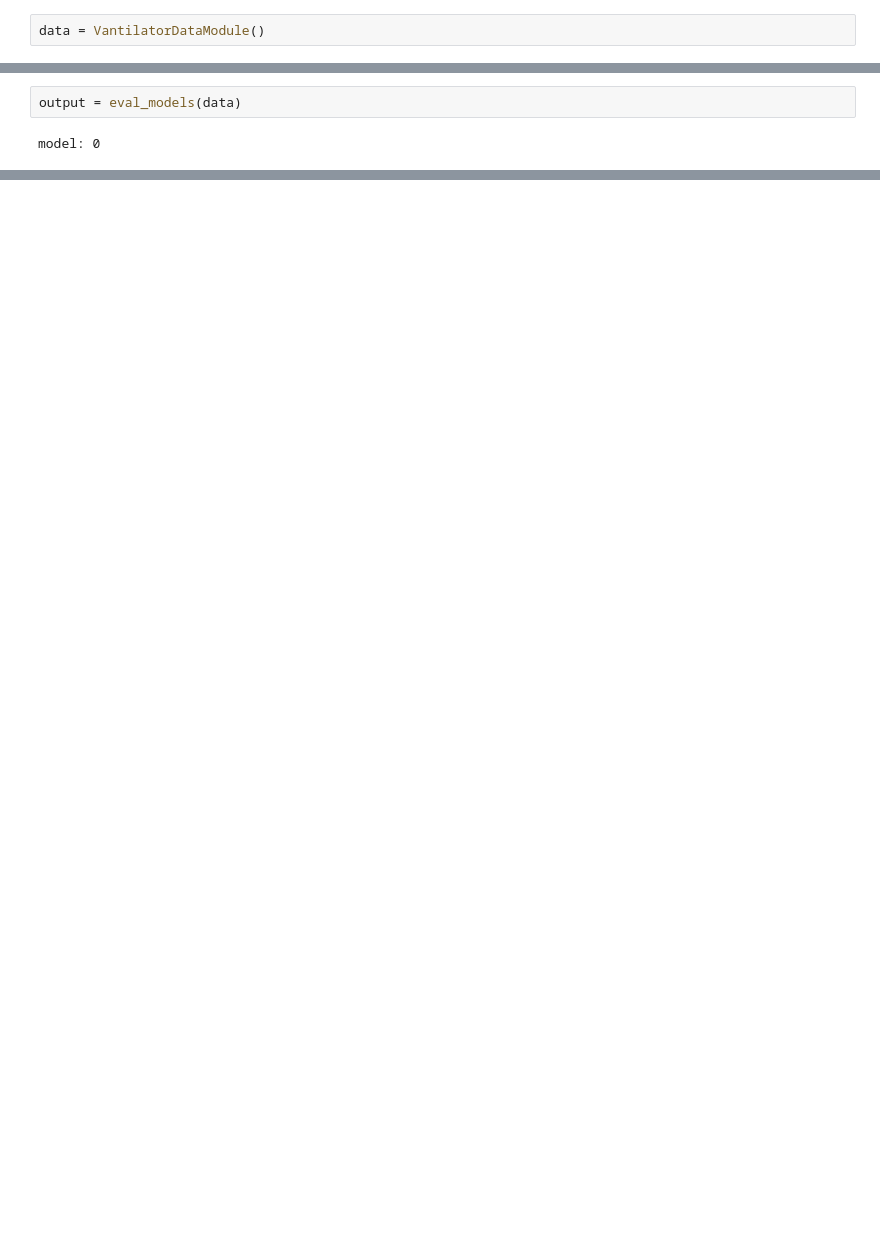
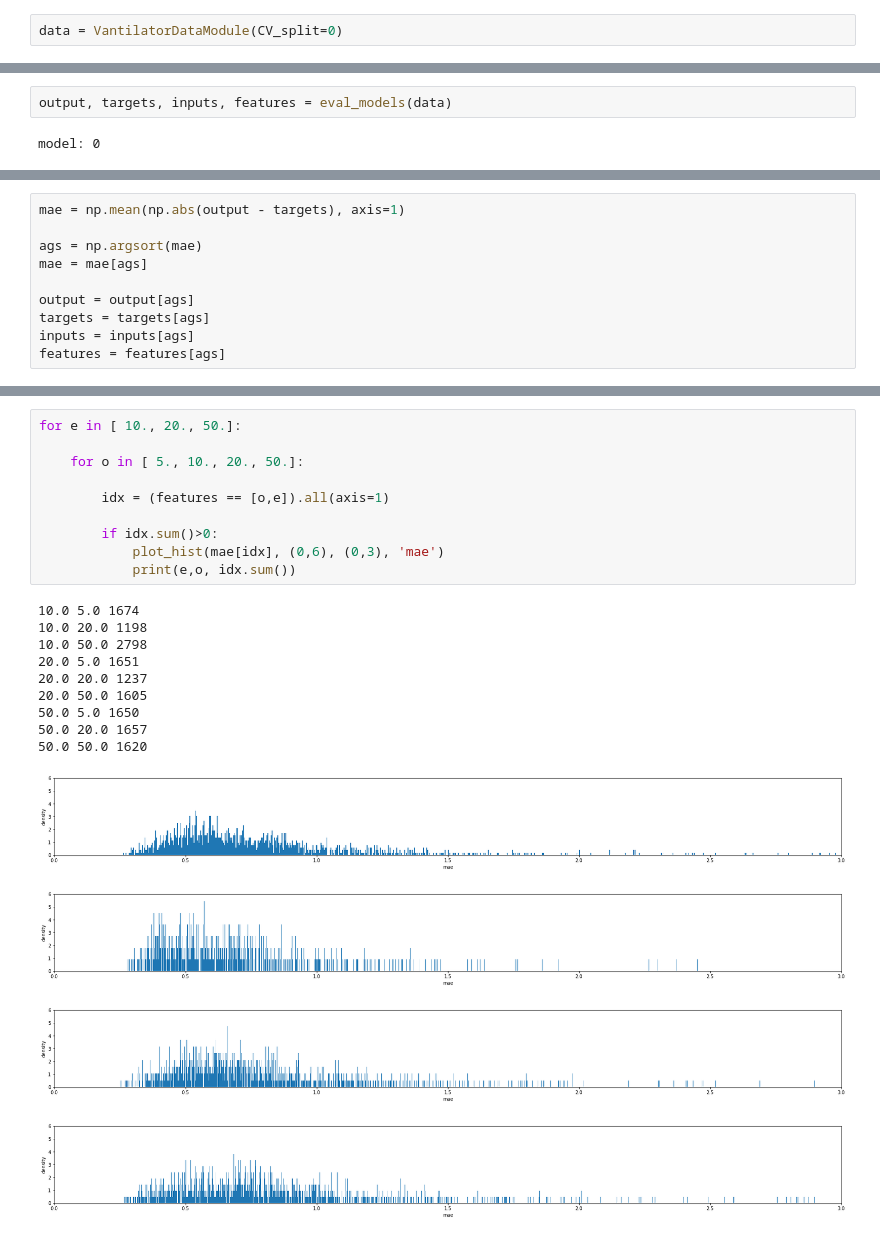
Before and after one commit to codefluence/ventilator-pressure-prediction, a Jupyter notebook: EDA.ipynb, the cells around one changed output, grey strips where cells are left out. Cells and saved outputs as stored; diff of their text form; blank space fills up the shorter version.

```diff
--- a/EDA.ipynb
+++ b/EDA.ipynb
@@ -75,4 +73,4 @@ features shape: (75450, 2)
 # %%
-data = VantilatorDataModule()
+data = VantilatorDataModule(CV_split=0)
 # %% [output]
 series_input shape: (75450, 2, 80)
@@ -80,6 +77,6 @@ series_target shape: (75450, 80)
 features shape: (75450, 2)
 # %%
-output = eval_models(data)
+output, targets, inputs, features = eval_models(data)
 # %% [output]
 model: 0
 # %%
@@ -88,0 +86,10 @@ output.shape, data.series_target.shape
+# %%
+mae = np.mean(np.abs(output - targets), axis=1)
+
+ags = np.argsort(mae)
+mae = mae[ags]
+
+output = output[ags]
+targets = targets[ags]
+inputs = inputs[ags]
+features = features[ags]
@@ -88,0 +111,24 @@ output.shape, data.series_target.shape
+# %%
+for e in [ 10., 20., 50.]:
+
+    for o in [ 5., 10., 20., 50.]:
+
+        idx = (features == [o,e]).all(axis=1)
+
+        if idx.sum()>0:
+            plot_hist(mae[idx], (0,6), (0,3), 'mae')
+            print(e,o, idx.sum())
+# %% [output]
+10.0 5.0 1674
+10.0 20.0 1198
+10.0 50.0 2798
+20.0 5.0 1651
+20.0 20.0 1237
+20.0 50.0 1605
+50.0 5.0 1650
+50.0 20.0 1657
+50.0 50.0 1620
+[figure, added]
+[figure, added]
+[figure, added]
+[figure, added]
```
Also changed, not shown: parts of 14 cells of this notebook, 5 other files.
